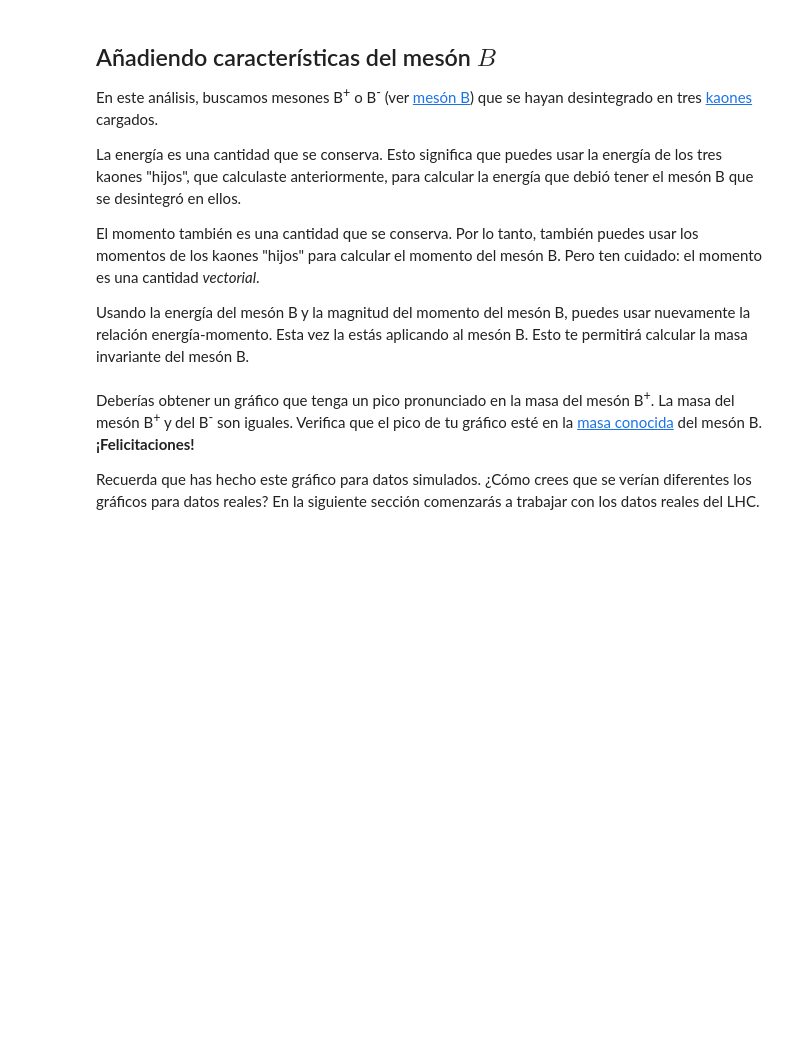
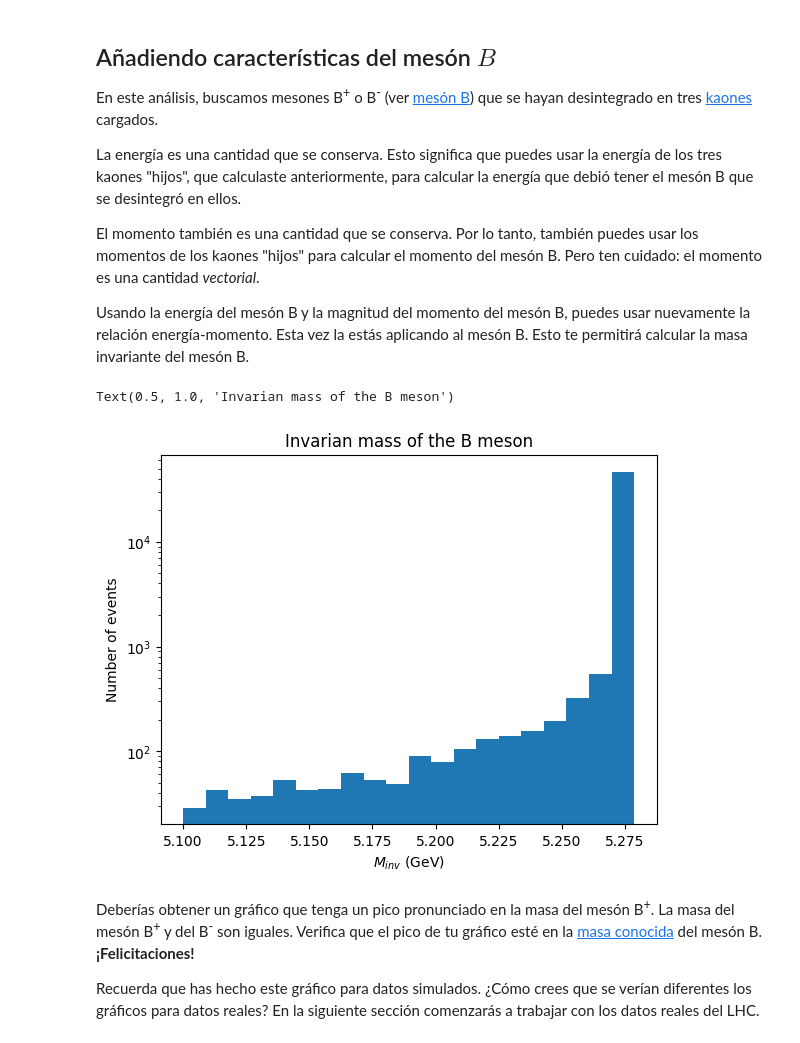
Before and after one commit to MASilva139/LHCb-Open-Data, a Jupyter notebook: opendata-project-1.2/LCHb_ODP_PWF_WR.ipynb, the cells around one changed output. Saved outputs shown, nothing was run; the diff lists cells and outputs as text; code cells hidden in the pictures; blank space fills up the shorter version.

```diff
--- a/opendata-project-1.2/LCHb_ODP_PWF_WR.ipynb
+++ b/opendata-project-1.2/LCHb_ODP_PWF_WR.ipynb
@@ -123,6 +199,18 @@ Ahora, calcula la energía del primer candidato a kaón usando:
 Calcula los momentos y las energías del segundo y tercer candidato a kaón.
 # %%
 # calculate variables for the energy of the other two kaons
+h2px = sim_data["H2_PX"]/1000.0
+h2py = sim_data["H2_PY"]/1000.0
+h2pz = sim_data["H2_PZ"]/1000.0
+# Energy of the second Kaon
+h2E = numpy.sqrt(h2px*h2px+h2py*h2py+h2pz*h2pz+mKaon*mKaon)
+# %%
+# Variables de energía para el tercer kaón
+h3px = sim_data["H3_PX"]/1000.0
+h3py = sim_data["H3_PY"]/1000.0
+h3pz = sim_data["H3_PZ"]/1000.0
+# Energía del tercer Kaón
+h3E = numpy.sqrt(h3px*h3px+h3py*h3py+h3pz*h3pz+mKaon*mKaon)
 # %% [markdown]
 ## Añadiendo características del mesón $B$
 En este análisis, buscamos mesones B<sup>+</sup> o B<sup>-</sup> (ver [mesón B](https://en.wikipedia.org/wiki/B_meson)) que se hayan desintegrado en tres [kaones](https://en.wikipedia.org/wiki/Kaon) cargados.
@@ -134,12 +222,26 @@ El momento también es una cantidad que se conserva. Por lo tanto, también pued
 Usando la energía del mesón B y la magnitud del momento del mesón B, puedes usar nuevamente la relación energía-momento. Esta vez la estás aplicando al mesón B. Esto te permitirá calcular la masa invariante del mesón B.
 # %%
 # calculate the energy of the B meson
+BmE = h1E + h2E + h3E
 # %%
 # calculate the momentum components of the B meson
 # and the magnitude of the momentum of the B meson
+Bmpx = h1px + h2px + h3px
+Bmpy = h1py + h2py + h3py
+Bmpz = h1pz + h2pz + h3pz
+Bmp = numpy.sqrt(Bmpx*Bmpx + Bmpy*Bmpy + Bmpz*Bmpz)
 # %%
 # calculate the B meson invariant mass
 # plot the B meson invariant mass in a histogram
+MBm = numpy.sqrt(BmE*BmE-Bmp*Bmp)
+plt.hist(MBm,20,[5.1,MBm.max()])
+plt.xlabel(r'$M_{inv}$ (GeV)')
+plt.ylabel('Number of events')
+plt.yscale('log')
+plt.title("Invarian mass of the B meson")
+# %% [output]
+Text(0.5, 1.0, 'Invarian mass of the B meson')
+[figure, added]
 # %% [markdown]
 Deberías obtener un gráfico que tenga un pico pronunciado en la masa del mesón B<sup>+</sup>. La masa del mesón B<sup>+</sup> y del B<sup>-</sup> son iguales. Verifica que el pico de tu gráfico esté en la [masa conocida](http://pdg.lbl.gov/2014/listings/rpp2014-list-B-plus-minus.pdf) del mesón B. **¡Felicitaciones!**
 
```
Also changed, not shown: parts of 56 cells of this notebook, 33 other files.
